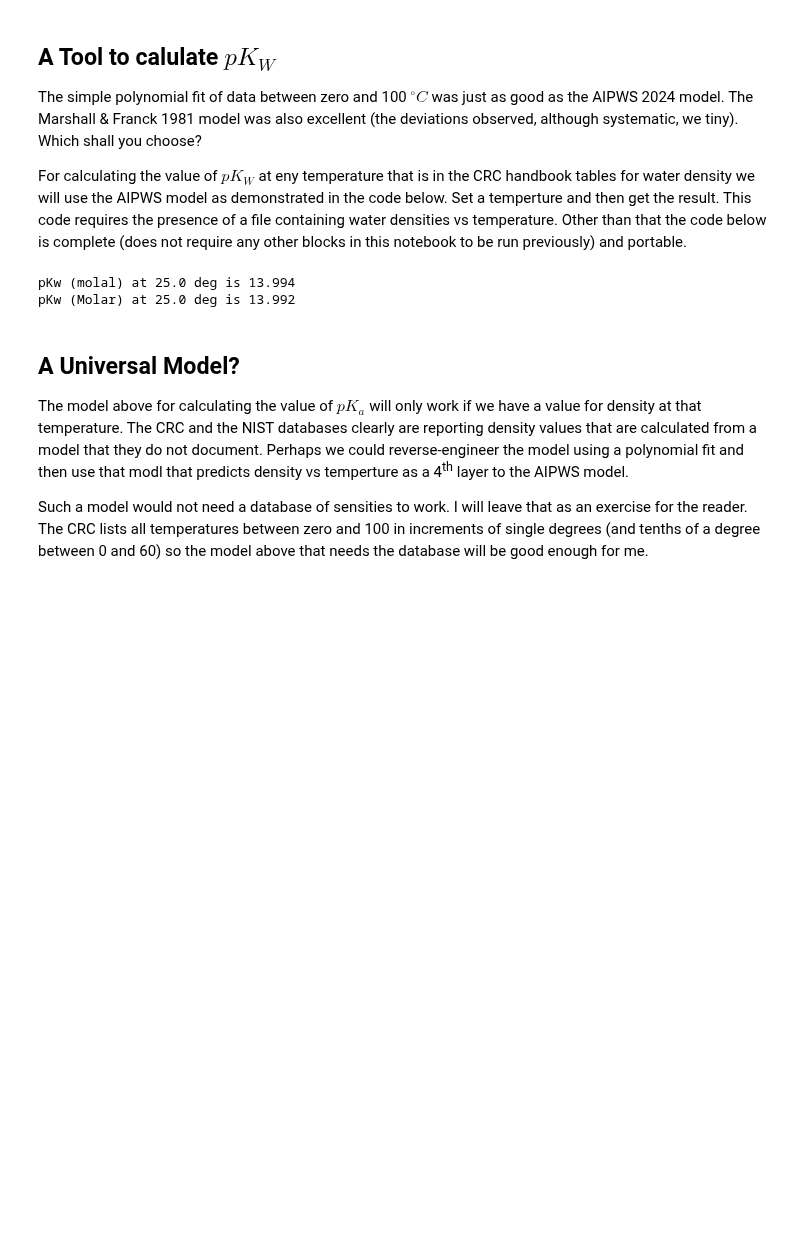
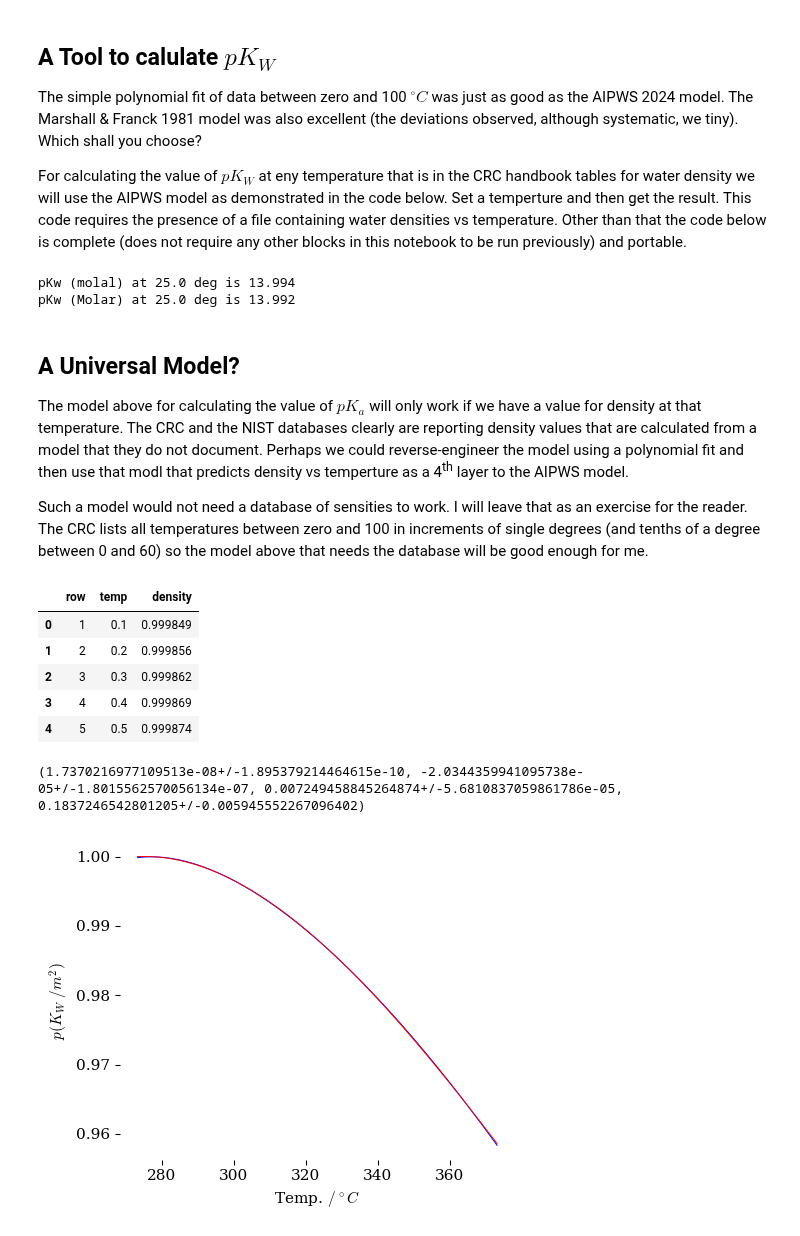
Before and after one commit to blinkletter/4410PythonNotebooks, a Jupyter notebook: Class_10/water_ion_product.ipynb, the cells around one changed output. Saved outputs shown, nothing was run; the diff lists cells and outputs as text; code cells hidden in the pictures; blank space fills up the shorter version.

```diff
--- a/Class_10/water_ion_product.ipynb
+++ b/Class_10/water_ion_product.ipynb
@@ -739,3 +724,67 @@ pKw (Molar) at 25.0 deg is 13.992
 The model above for calculating the value of $pK_a$ will only work if we have a value for density at that temperature. The CRC and the NIST databases clearly are reporting density values that are calculated from a model that they do not document. Perhaps we could reverse-engineer the model using a polynomial fit and then use that modl that predicts density vs temperture as a 4<sup>th</sup> layer to the AIPWS model.
 
 Such a model would not need a database of sensities to work. I will leave that as an exercise for the reader. The CRC lists all temperatures between zero and 100 in increments of single degrees (and tenths of a degree between 0 and 60) so the model above that needs the database will be good enough for me.
+# %%
+################################################################################
+### Read data set. The fields are separated by tabs; comments are enabled  ###
+################################################################################
+df_pw = pd.read_csv("data/CRC_Water_Density.txt",    # dataset from the CRC handbook
+                 delimiter = "\t",                   # this data was tab-delimited
+                 skipinitialspace=True,
+                 comment = "#")
+display(df_pw.head())
+
+T = df_pw["temp"] + 273.15
+p = df_pw["density"]
+
+result = np.polyfit(T, p, deg=3, rcond=None, full=False, w=None, cov=True)
+[popt,pcov] = result
+
+popt_u = un.correlated_values(popt,pcov)
+print(popt_u)
+
+# make function from parameters
+predict = np.poly1d(popt)
+
+#x=np.linspace(0+273, 100+273, 100)
+x = T   # use values from density table to match arrays for pKwCalcAIPWS and pKwCalcNIST
+y = predict(x)
+
+################################################################################
+### Plot the data and the line fit.
+################################################################################
+plt.rcdefaults()
+plt.style.use(github_styles_location + "tufte.mplstyle")
+
+fig, ax = plt.subplots(nrows=1, ncols=1, figsize=(5,4))
+
+
+ax.plot(T, p, color='blue', zorder=1, linewidth=0.7)
+
+ax.plot(x, y, color='red', zorder=1, linewidth=0.7)
+
+#ax.scatter(Temp_exp-273.15, pKw_exp,
+#           marker = "o", s=32,
+#           color="white", edgecolor = "black",
+#           linewidth = 0.5, zorder=3)
+
+
+
+ax.set(ylabel=r"$p{(K_W\ /m^{2})}$",
+       xlabel=r"Temp. $/^\circ C$",
+#           xlim=[-0.01,0.35],
+#          ylim=[-1.25,-0.7]
+      )
+
+
+plt.savefig("plots/KW_plot7.pdf")
+plt.show()
+# %% [output]
+|  | row | temp | density |
+| 0 | 1 | 0.1 | 0.999849 |
+| 1 | 2 | 0.2 | 0.999856 |
+| 2 | 3 | 0.3 | 0.999862 |
+| 3 | 4 | 0.4 | 0.999869 |
+| 4 | 5 | 0.5 | 0.999874 |
+(1.7370216977109513e-08+/-1.895379214464615e-10, -2.0344359941095738e-05+/-1.8015562570056134e-07, 0.007249458845264874+/-5.6810837059861786e-05, 0.1837246542801205+/-0.005945552267096402)
+[figure, added]
```
Also changed, not shown: parts of 5 cells of this notebook, 8 other files.
